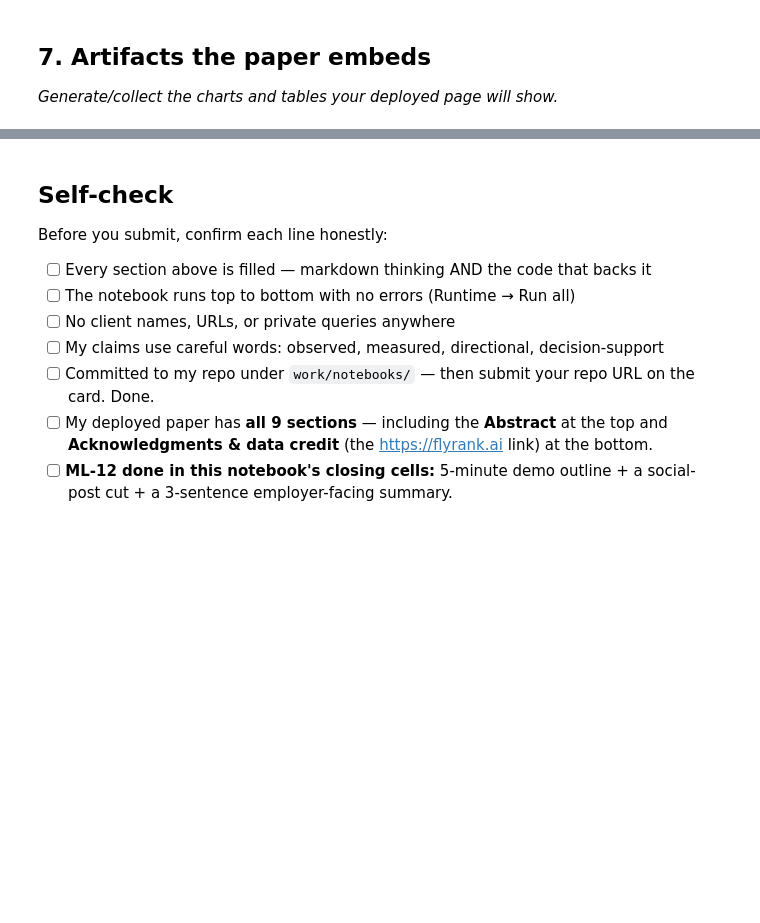
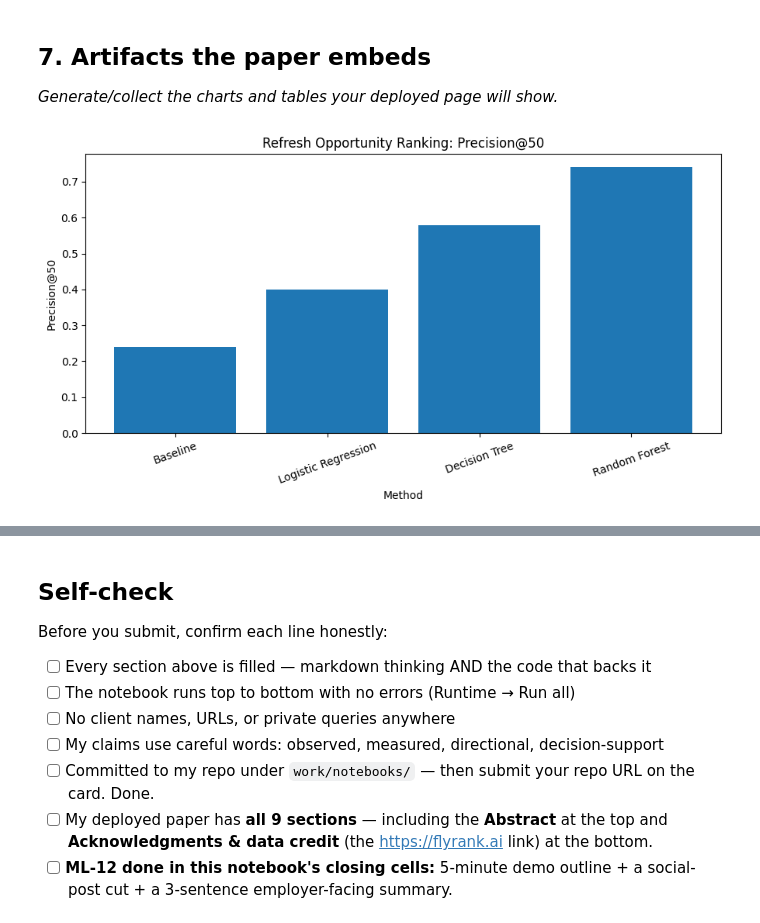
Before and after one commit to vangaricharmi-cmyk/flyrank-ml-internship, a Jupyter notebook: work/notebooks/capstone.ipynb, the cells around one changed output, grey strips where cells are left out. Drawn from its saved outputs; the diff is of its cells as text; code cells hidden in the pictures; blank space fills up the shorter version.

```diff
--- a/work/notebooks/capstone.ipynb
+++ b/work/notebooks/capstone.ipynb
@@ -34,3 +695,85 @@ This skeleton is yours to fill. Work the sections **in order** — each one has
 ## 7. Artifacts the paper embeds
 
 *Generate/collect the charts and tables your deployed page will show.*
+# %%
+import matplotlib.pyplot as plt
+
+# -----------------------------
+# Chart 1: Model vs Baseline
+# -----------------------------
+
+comparison = results_df[
+    ["Precision@50"]
+].copy()
+
+plt.figure(figsize=(9, 5))
+
+plt.bar(
+    comparison.index,
+    comparison["Precision@50"]
+)
+
+plt.ylabel("Precision@50")
+plt.xlabel("Method")
+plt.title("Refresh Opportunity Ranking: Precision@50")
+
+plt.xticks(rotation=20)
+plt.tight_layout()
+
+plt.savefig(
+    "/content/model_vs_baseline_precision_at_50.png",
+    dpi=150
+)
+
+plt.show()
+
+
+# -----------------------------
+# Chart 2: Top recommendation scores
+# -----------------------------
+
+top20 = recommendations.head(20).copy()
+
+plt.figure(figsize=(10, 6))
+
+plt.bar(
+    range(1, len(top20) + 1),
+    top20["model_probability"]
+)
+
+plt.xlabel("Rank")
+plt.ylabel("Model probability")
+plt.title("Top 20 Refresh Opportunity Scores")
+
+plt.tight_layout()
+
+plt.savefig(
+    "/content/top_refresh_opportunities.png",
+    dpi=150
+)
+
+plt.show()
+
+
+# -----------------------------
+# Summary table
+# -----------------------------
+
+artifact_summary = pd.DataFrame({
+    "Artifact": [
+        "Model vs baseline Precision@50",
+        "Top 20 refresh opportunity scores",
+        "Ranked recommendation queue"
+    ],
+    "Purpose": [
+        "Compare learned ranking with the transparent baseline",
+        "Visualize the highest-scored opportunities",
+        "Provide the action-oriented refresh queue"
+    ]
+})
+
+display(artifact_summary)
+
+print("Charts generated successfully.")
+# %% [output]
+[figure, added]
```
Also changed, not shown: parts of 9 cells of this notebook.
